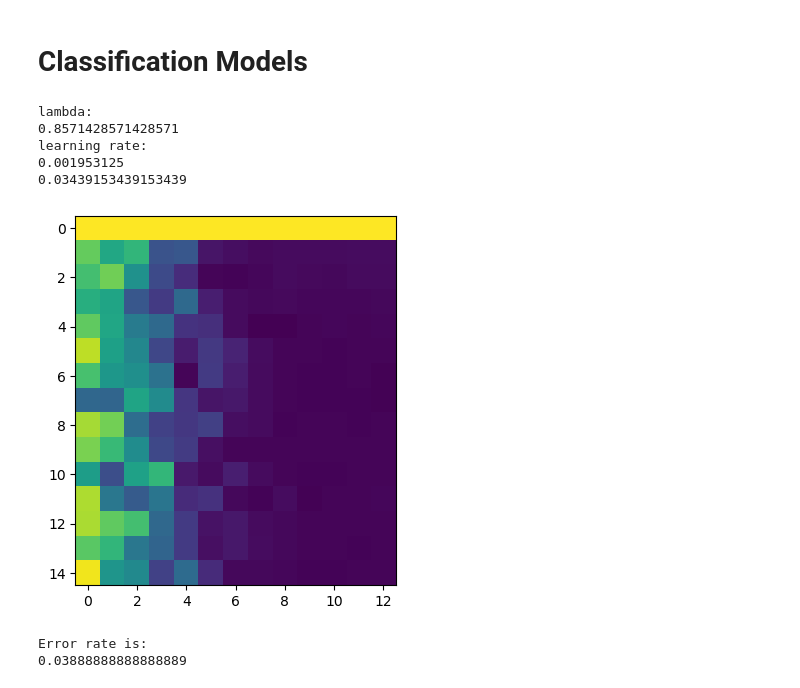
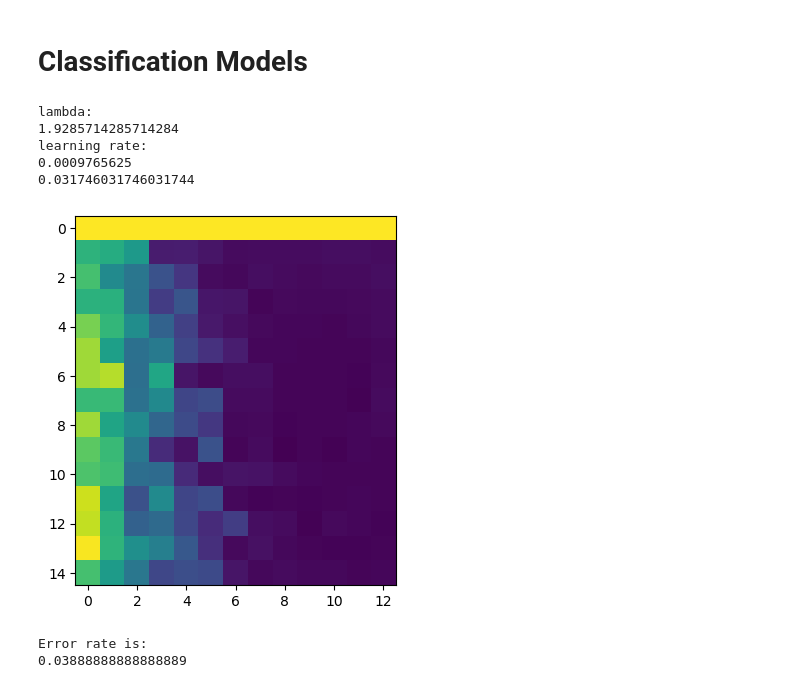
Before and after one commit to MathiasD-P/ECSE_551_A1, a Jupyter notebook: classification.ipynb, the cells around one changed output. Drawn from its saved outputs; the diff is of its cells as text; code cells hidden in the pictures.

```diff
--- a/classification.ipynb
+++ b/classification.ipynb
@@ -149,31 +147,31 @@ lambda_val = np.linspace(0,3.0, 15)
 learning_rate =  2.0 ** (-np.arange(2,15))
 N = 5000 # fixed number of iterations
 
-ER = np.zeros((len(lambda_val), len(learning_rate)))
+ER1 = np.zeros((len(lambda_val), len(learning_rate)))
 
 for i in range(0, len(lambda_val)):
     for j in range(0, len(learning_rate)):
         my_SVM = MulticlassSVM(learning_rate[j], lambda_val[i], N)
         my_SVM.fit(Xtrain1, ytrain1)
-        ER[i,j] = np.sum(my_SVM.predict(Xtrain2) != ytrain2) / np.size(ytrain2)
+        ER1[i,j] = np.sum(my_SVM.predict(Xtrain2) != ytrain2) / np.size(ytrain2)
 # %%
 # Select best parameters
-i, j = np.unravel_index(np.argmin(ER), np.shape(ER))
+i, j = np.unravel_index(np.argmin(ER1), np.shape(ER1))
 print("lambda:")
 print(lambda_val[i])
 print("learning rate:")
 print(learning_rate[j])
-print(ER[i,j])
+print(ER1[i,j])
 
-plt.imshow(ER)
+plt.imshow(ER1)
 plt.show()
 # %% [output]
 lambda:
-0.8571428571428571
+1.9285714285714284
 learning rate:
-0.001953125
-0.03439153439153439
+0.0009765625
+0.031746031746031744
-[figure, old version]
+[figure, new version]
 # %%
 # Final training
 my_SVM = MulticlassSVM(0.0009765625, 1.9285714285714284, 5000)
```
Also changed, not shown: parts of 5 cells of this notebook.
